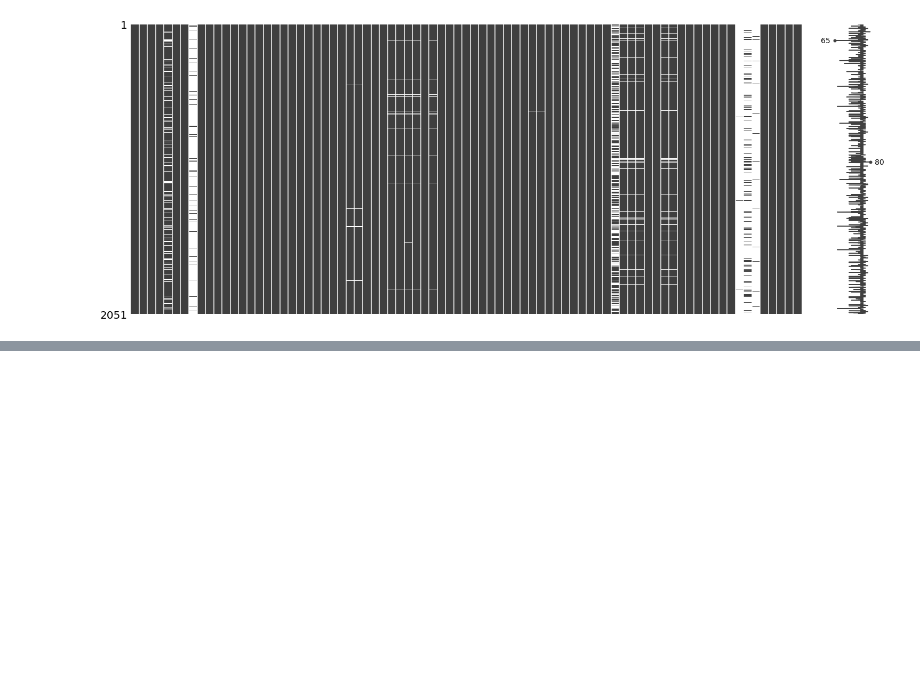
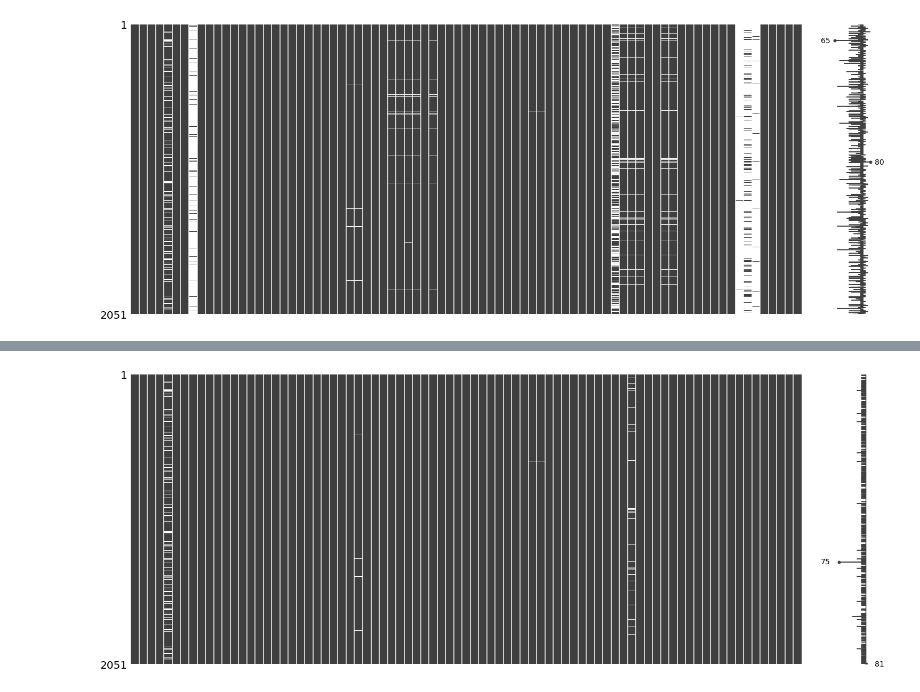
Before and after one commit to CreightonAshton/Scratchwork, a Jupyter notebook: Code/Ames/Ames.ipynb, the cells around one changed output, grey strips where cells are left out. Saved outputs shown, nothing was run; the diff lists cells and outputs as text; code cells hidden in the pictures; blank space fills up the shorter version.

```diff
--- a/Code/Ames/Ames.ipynb
+++ b/Code/Ames/Ames.ipynb
@@ -99,0 +102,22 @@ Mas Vnr Type has 22 null(s)
+# %%
+cat_cols = [
+    'Alley',
+    'Mas Vnr Type',
+    'Bsmt Qual',
+    'Bsmt Cond',
+    'Bsmt Exposure',
+    'BsmtFin Type 1',
+    'BsmtFin Type 2',
+    'Fireplace Qu',
+    'Garage Type',
+    'Garage Finish',
+    'Garage Qual',
+    'Garage Cond',
+    'Pool QC',
+    'Fence',
+    'Misc Feature'
+]
+
+[df[col].fillna('None', inplace=True) for col in cat_cols]
+
+null_check(columns)
@@ -99,0 +136,4 @@ Mas Vnr Type has 22 null(s)
+# %%
+msno.matrix(df);
+# %% [output]
+[figure, added]
```
Also changed, not shown: parts of 3 cells of this notebook.
